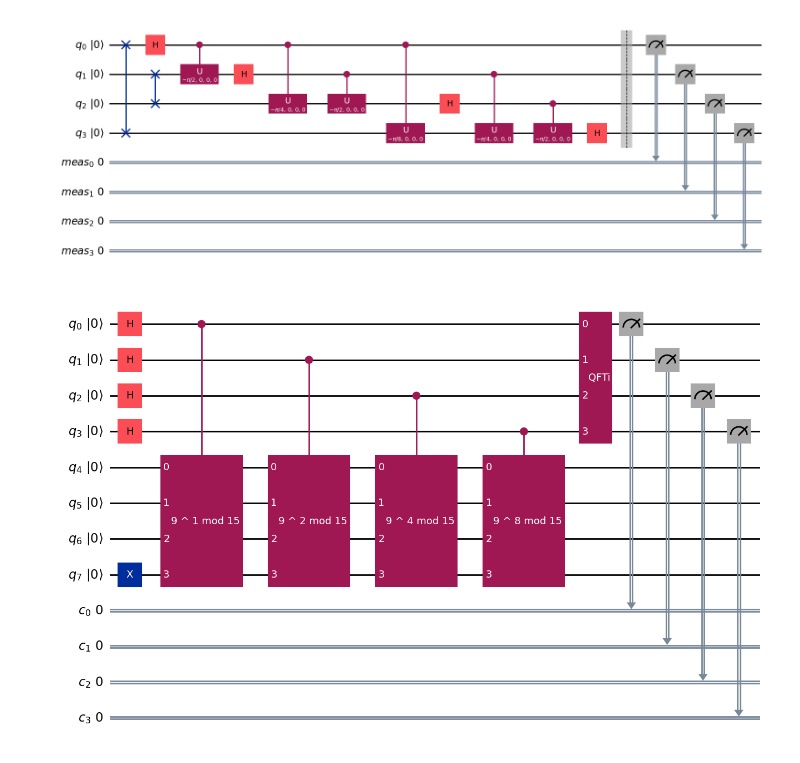
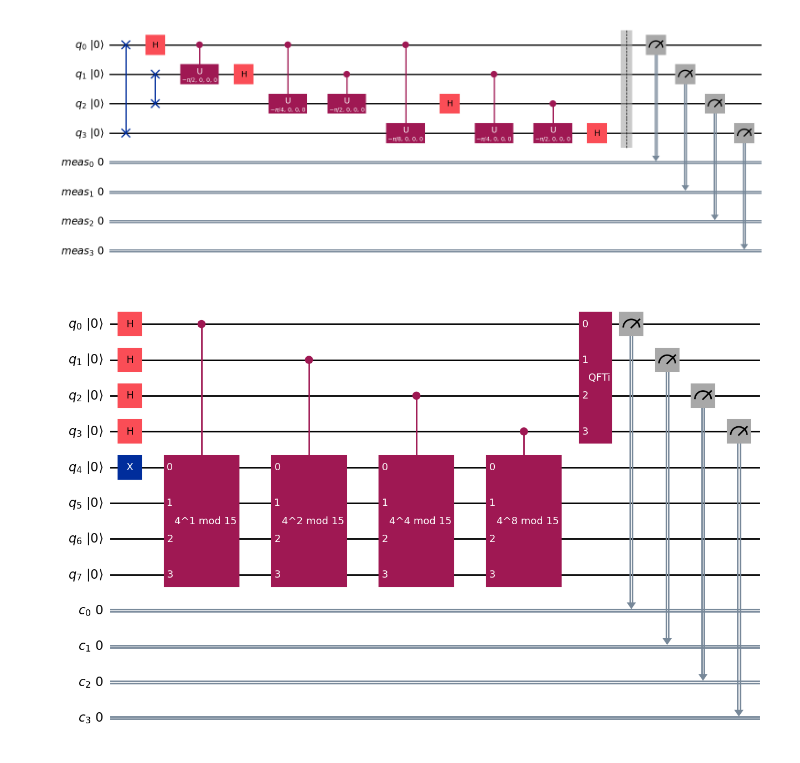
Before and after one commit to AlbertoJOR/tutorialQiskit, a Jupyter notebook: tutorial.ipynb, the cells around one changed output. Cells and saved outputs as stored; diff of their text form; code cells hidden in the pictures.

```diff
--- a/tutorial.ipynb
+++ b/tutorial.ipynb
@@ -216,5 +237,29 @@ def fx_amod15(a, power):
     c_U = U.control()
     return c_U
+# %%
+def c_amod15(base, power):
+    if base not in [2,4,7,8,11,13]:
+        raise ValueError("'a' tiene que ser 2,4,7,8,11 o 13")
+    U = QuantumCircuit(4)
+    for _iteration in range(power):
+        if base in [2,13]:
+            U.swap(2,3)
+            U.swap(1,2)
+            U.swap(0,1)
+        if base in [7,8]:
+            U.swap(0,1)
+            U.swap(1,2)
+            U.swap(2,3)
+        if base in [4, 11]:
+            U.swap(1,3)
+            U.swap(0,2)
+        if base in [7,11,13]:
+            for q in range(4):
+                U.x(q)
+    U = U.to_gate()
+    U.name = f"{base}^{power} mod 15"
+    c_U = U.control()
+    return c_U
 # %%
 def QFTi(n):
     qc = QuantumCircuit(n)
@@ -235,20 +280,22 @@ qc.draw(**draw_kwargs)
 [figure]
 # %%
 n_qubits = 4 #num qubits
-a = 9    # base
+base = 4   # base
 # %%
 qc = QuantumCircuit(n_qubits+4, n_qubits)
 # %%
 for q in range(n_qubits):
     qc.h(q)
-qc.x(3+n_qubits)
+qc.x(n_qubits)
+
 for q in range(n_qubits):
-    qc.append(fx_amod15(a,2**q), [q]+[i + n_qubits for i in range(4)])
+    qc.append(c_amod15(base, 2**q),
+             [q] + [i+n_qubits for i in range(4)])
 qc.append(QFTi(n_qubits), range(n_qubits))
 # qc.measure_all()
 qc.measure(range(n_qubits), range(n_qubits))
 qc.draw(**draw_kwargs)
 # %% [output]
-[figure, old version]
+[figure, new version]
 # %%
 qc_dec = qc.decompose()
```
Also changed, not shown: parts of 13 cells of this notebook.
